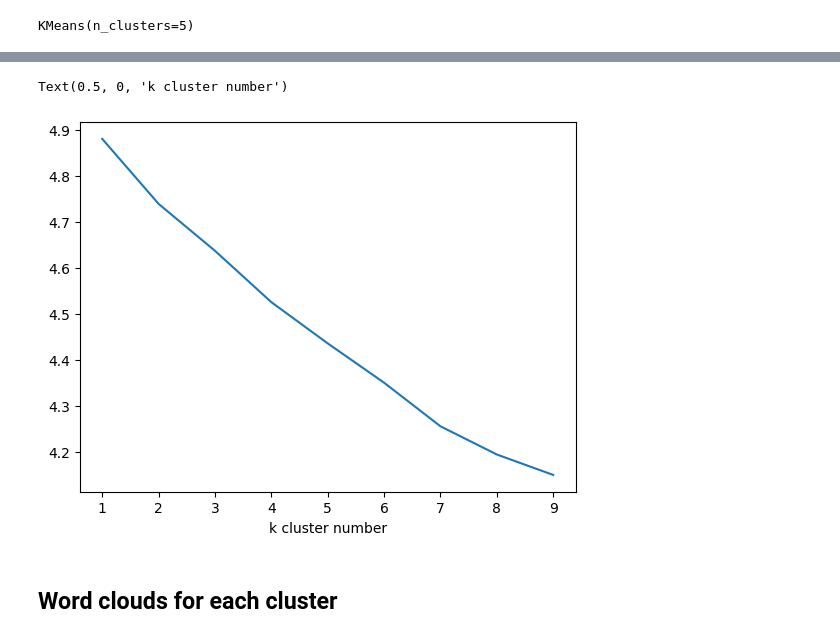
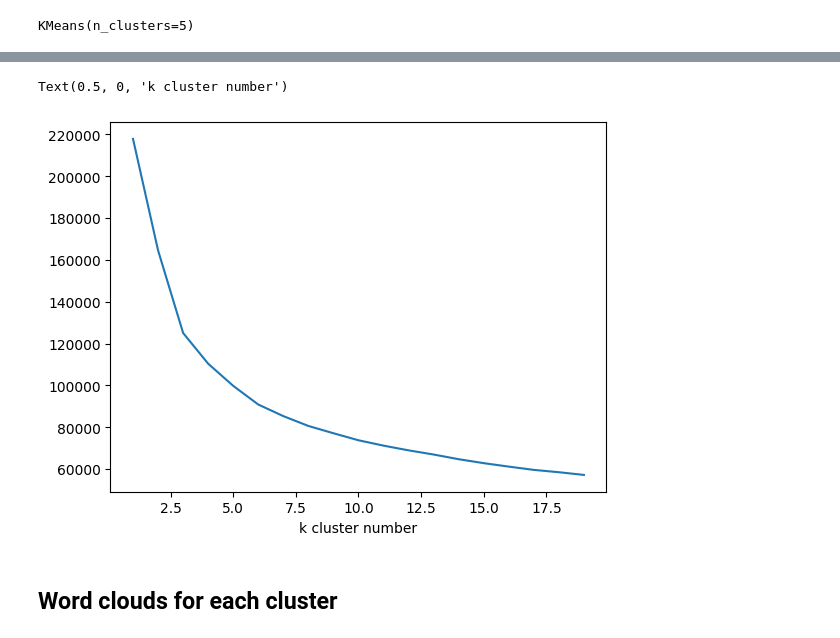
Before and after one commit to chyunoo/wineteller, a Jupyter notebook: notebooks/data_exploration_hc.ipynb, the cells around one changed output, grey strips where cells are left out. Drawn from its saved outputs; the diff is of its cells as text; code cells hidden in the pictures.

```diff
--- a/notebooks/data_exploration_hc.ipynb
+++ b/notebooks/data_exploration_hc.ipynb
@@ -63,7 +63,7 @@ data.head(5)
 | 4 | France | This is the top wine from La Bégu... | La Brûlade | 95 | 66.0 | Provence | Bandol | NaN | Provence red blend | Domaine de la Bégude |
 # %%
 #Sample for fast test
-data=data[:1000]
+#data=data[:1000]
 # %% [markdown]
 ## Clean Data
 # %%
@@ -647,16 +651,17 @@ plt.show()
 # %%
+%%time
 inertias = []
-ks = range(1,10)
+ks = range(1,20)
 
 for k in ks:
     km_test = KMeans(n_clusters=k).fit(X_train)
     inertias.append(km_test.inertia_)
 
 plt.plot(ks, inertias)
 plt.xlabel('k cluster number')
 # %% [output]
 Text(0.5, 0, 'k cluster number')
-[figure, old version]
+[figure, new version]
 # %% [markdown]
 ## Word clouds for each cluster
 # %%
```
Also changed, not shown: parts of 47 cells of this notebook.
